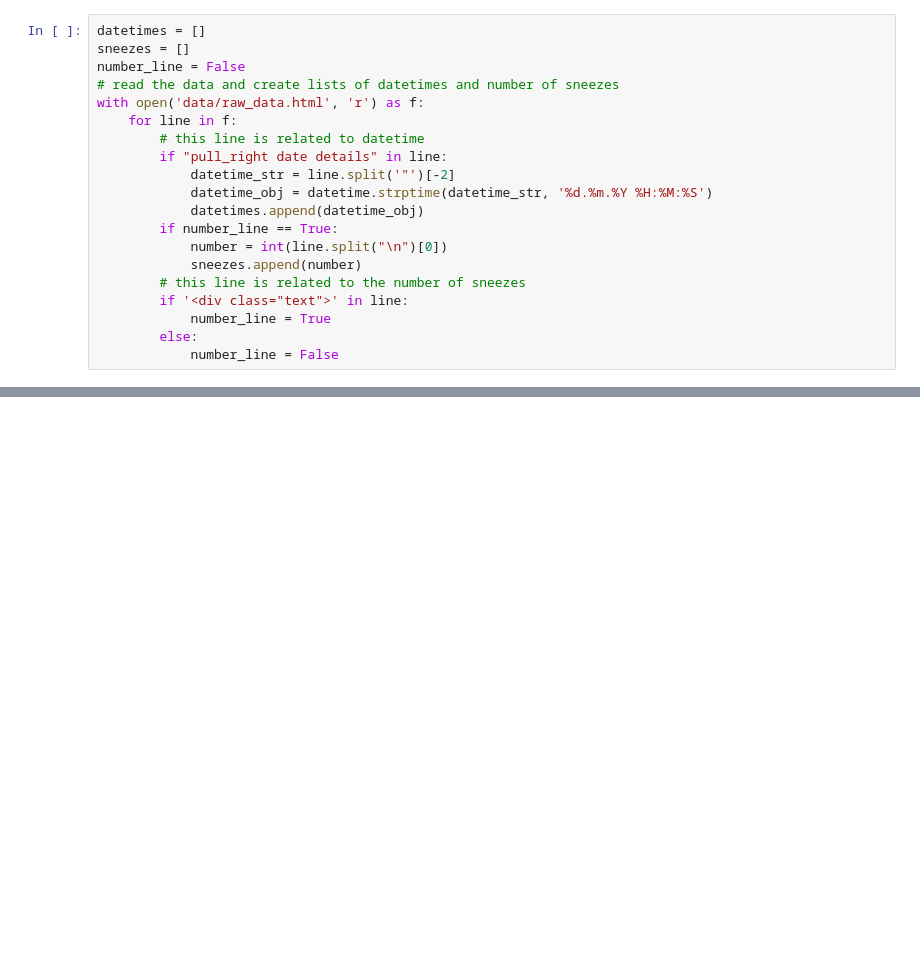
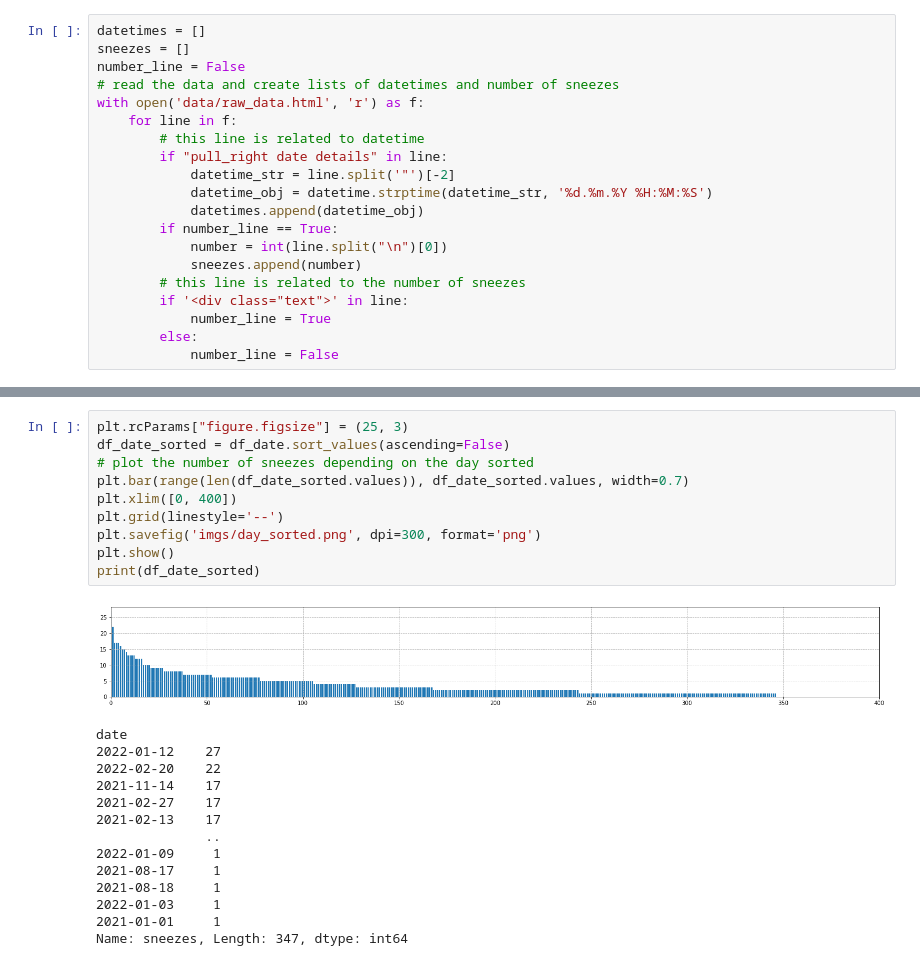
Before and after one commit to adriahf/sneeze-counter, a Jupyter notebook: main.ipynb, the cells around one changed output, grey strips where cells are left out. Saved outputs shown, nothing was run; the diff lists cells and outputs as text; blank space fills up the shorter version.

```diff
--- a/main.ipynb
+++ b/main.ipynb
@@ -25,0 +71,25 @@ df = pd.DataFrame(list(zip(datetimes, sneezes)), columns=['datetimes','sneezes']
+# %%
+plt.rcParams["figure.figsize"] = (25, 3)
+df_date_sorted = df_date.sort_values(ascending=False)
+# plot the number of sneezes depending on the day sorted
+plt.bar(range(len(df_date_sorted.values)), df_date_sorted.values, width=0.7)
+plt.xlim([0, 400])
+plt.grid(linestyle='--')
+plt.savefig('imgs/day_sorted.png', dpi=300, format='png')
+plt.show()
+print(df_date_sorted)
+# %% [output]
+[figure, added]
+date
+2022-01-12    27
+2022-02-20    22
+2021-11-14    17
+2021-02-27    17
+2021-02-13    17
+              ..
+2022-01-09     1
+2021-08-17     1
+2021-08-18     1
+2022-01-03     1
+2021-01-01     1
+Name: sneezes, Length: 347, dtype: int64
```
Also changed, not shown: parts of 11 cells of this notebook, 7 other files.
